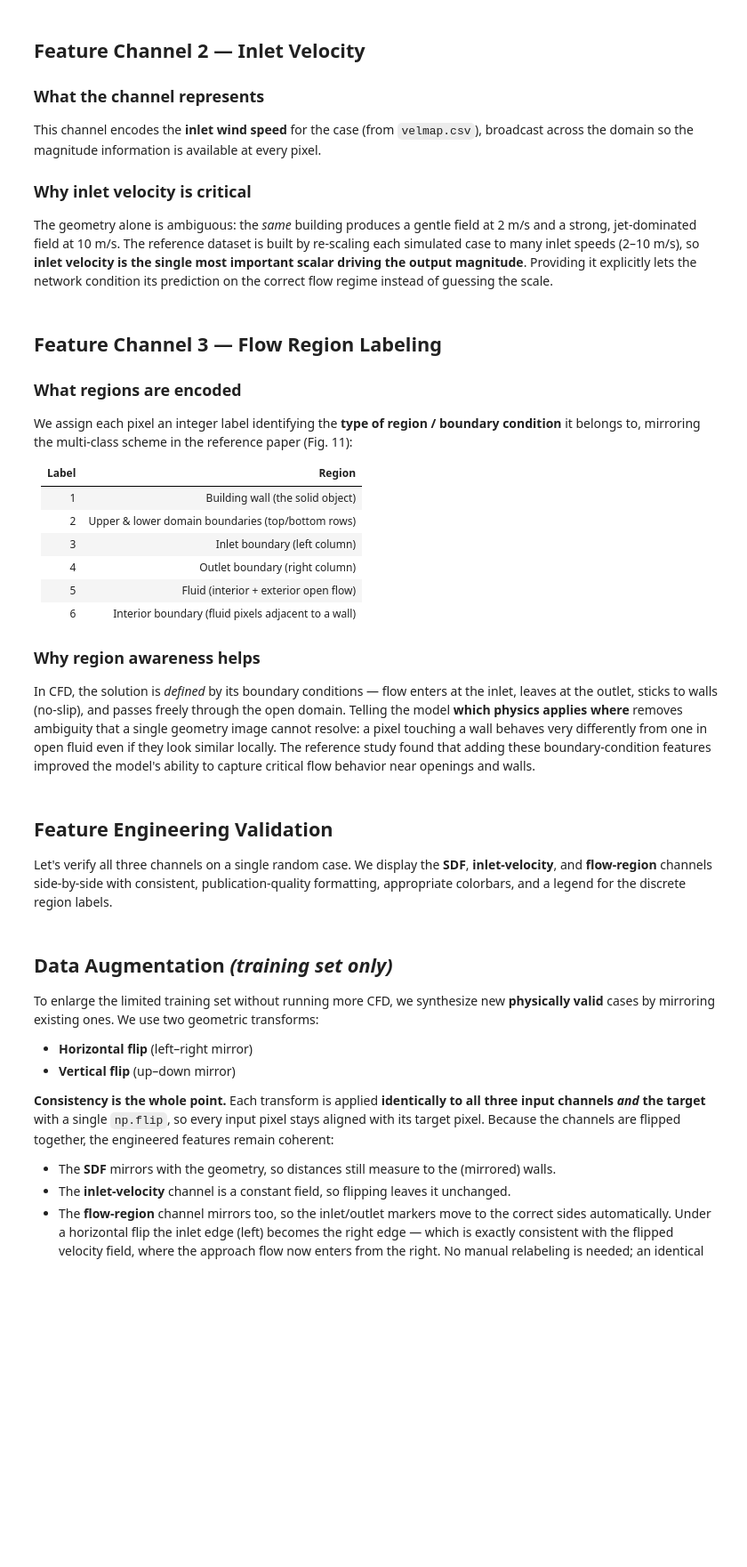
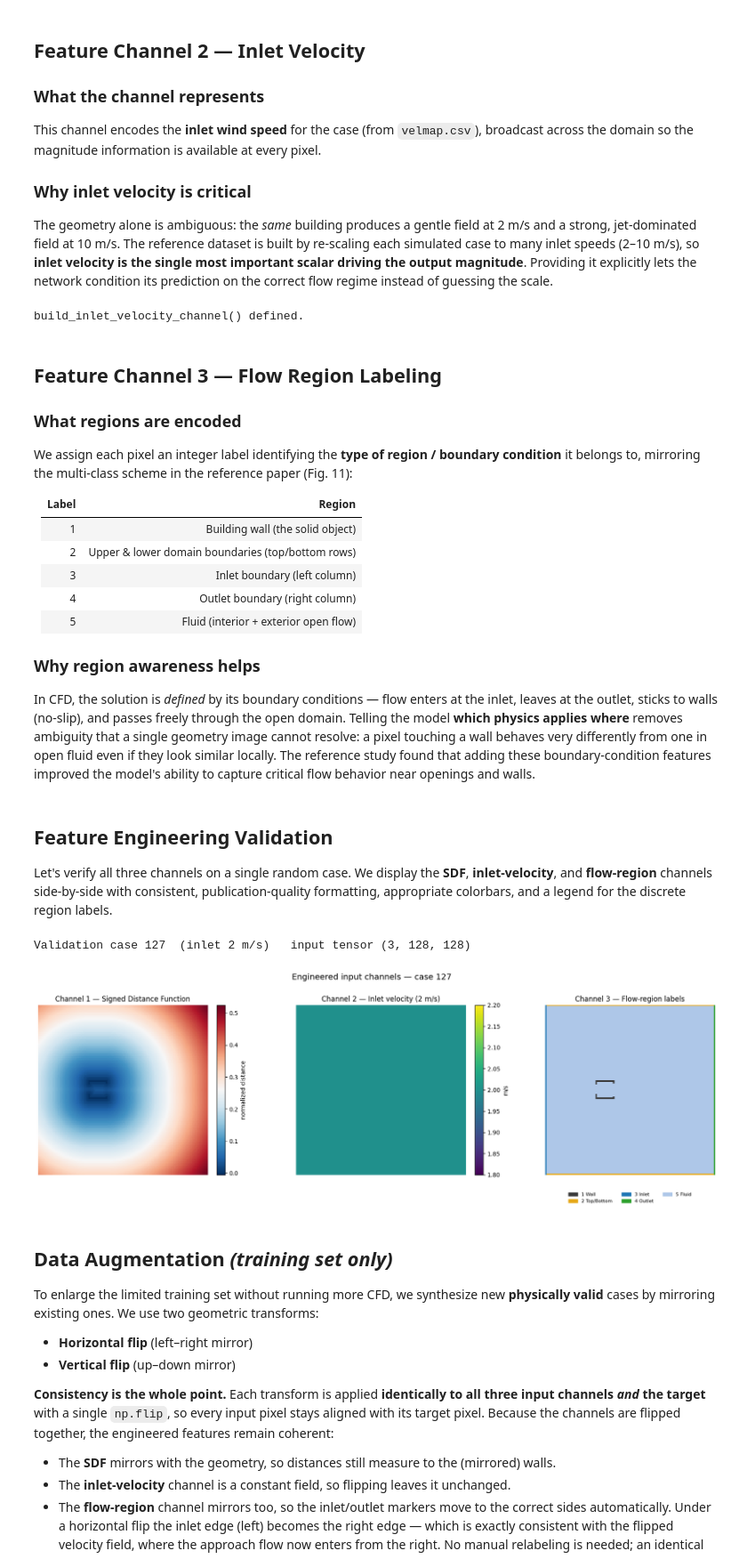
Before and after one commit to Dagimawi-Eneyew/cfd-unet-surrogate-model, a Jupyter notebook: data_preprocessing_Latest.ipynb, the cells around one changed output. Shown at 89% size. Cells and saved outputs as stored; diff of their text form; code cells hidden in the pictures; blank space fills up the shorter version.

Commit message:
Add data preprocessing pipeline notebook

```diff
--- a/data_preprocessing_Latest.ipynb
+++ b/data_preprocessing_Latest.ipynb
@@ -646,14 +602,15 @@ many inlet speeds (2–10 m/s), so **inlet velocity is the single most important
 output magnitude**. Providing it explicitly lets the network condition its prediction on the correct
 flow regime instead of guessing the scale.
 # %%
-# ── Channel 2: Inlet velocity (reused from the reference notebook) ────────────
+# ── Channel 2: Inlet velocity────────────
 def build_inlet_velocity_channel(case_id, size=IMG_SIZE):
-    """Broadcast the case's inlet speed (m/s) across the whole grid.
-    Gives the network the flow-magnitude scale at every pixel."""
+    """Broadcast the case's inlet speed (m/s) across the whole grid."""
     v_in = float(velmap[case_id])
     return np.full((size, size), v_in, dtype=np.float32)
 
 print("build_inlet_velocity_channel() defined.")
+# %% [output]
+build_inlet_velocity_channel() defined.
 # %% [markdown]
 ## Feature Channel 3 — Flow Region Labeling
 
@@ -669,7 +626,6 @@ belongs to, mirroring the multi-class scheme in the reference paper (Fig. 11):
 | 3 | Inlet boundary (left column) |
 | 4 | Outlet boundary (right column) |
 | 5 | Fluid (interior + exterior open flow) |
-| 6 | Interior boundary (fluid pixels adjacent to a wall) |
 
 ### Why region awareness helps
 
@@ -681,26 +637,18 @@ locally. The reference study found that adding these boundary-condition features
 model's ability to capture critical flow behavior near openings and walls.
 # %%
 # ── Channel 3: Multi-class flow-region labels (after reference Fig. 11) ───────
-def assign_flow_regions(geo, size=IMG_SIZE):
-    """Per-pixel region label in {1..6}. See the table above for the legend."""
-    solid = geo < 0.5
-    H, W = geo.shape
-    labels = np.full((H, W), 5, dtype=np.int32)        # 5 = fluid (default)
-    labels[solid] = 1                                  # 1 = building wall
+def assign_flow_regions(geo_128):
+    H, W      = geo_128.shape
+    label_map = np.zeros((H, W), dtype=np.int8)
 
-    # 6 = interior boundary: fluid pixels touching a wall (one-pixel skin)
-    wall_skin = binary_dilation(solid, iterations=1) & (~solid)
-    labels[wall_skin] = 6
+    label_map[geo_128 < 0.5] = 1   # building walls
+    label_map[0,   1:W-1]    = 2   # bottom boundary row
+    label_map[H-1, 1:W-1]    = 2   # top boundary row
+    label_map[:, 0]          = 3   # inlet (left column)
+    label_map[:, W-1]        = 4   # outlet (right column)
+    label_map[label_map == 0] = 5  # fluid (everything remaining)
 
-    # Domain edges override interior labels
-    labels[0,  :] = 2; labels[H-1, :] = 2              # 2 = upper & lower boundaries
-    labels[:,  0] = 3                                  # 3 = inlet  (left)
-    labels[:, W-1] = 4                                 # 4 = outlet (right)
-    return labels
-
-# Number of region classes (used later for normalization)
-N_REGIONS = 6
-print("assign_flow_regions() defined.  Region classes:", N_REGIONS)
+    return label_map
 # %% [markdown]
 ## Feature Engineering Validation
 
@@ -723,36 +671,39 @@ def build_input_channels(case_id, geo=None):
 
 # Region colormap + legend
 REGION_INFO = {1: ("#3a3a3a", "Wall"), 2: ("#e6a817", "Top/Bottom"),
                3: ("#1f77b4", "Inlet"), 4: ("#2ca02c", "Outlet"),
-               5: ("#aec7e8", "Fluid"), 6: ("#d62728", "Interior bdry")}
+               5: ("#aec7e8", "Fluid")}
 region_cmap = mcolors.ListedColormap([REGION_INFO[k][0] for k in sorted(REGION_INFO)])
-region_norm = mcolors.BoundaryNorm([0.5,1.5,2.5,3.5,4.5,5.5,6.5], region_cmap.N)
+region_norm = mcolors.BoundaryNorm([0.5,1.5,2.5,3.5,4.5,5.5], region_cmap.N)
 region_patches = [mpatches.Patch(color=REGION_INFO[k][0], label=f"{k} {REGION_INFO[k][1]}")
                   for k in sorted(REGION_INFO)]
 
-vcid = random.choice(valid_ids)
+vcid = random.choice(complete_ids)
 X = build_input_channels(vcid)
 print(f"Validation case {vcid}  (inlet {velmap[vcid]:.0f} m/s)   input tensor {X.shape}")
 
 fig, axes = plt.subplots(1, 3, figsize=(18, 5.5))
 
 im0 = axes[0].imshow(X[0], origin="lower", cmap="RdBu_r")
 axes[0].set_title("Channel 1 — Signed Distance Function", fontsize=12)
 plt.colorbar(im0, ax=axes[0], fraction=0.046, pad=0.04, label="normalized distance")
 
 im1 = axes[1].imshow(X[1], origin="lower", cmap="viridis")
 axes[1].set_title(f"Channel 2 — Inlet velocity ({velmap[vcid]:.0f} m/s)", fontsize=12)
 plt.colorbar(im1, ax=axes[1], fraction=0.046, pad=0.04, label="m/s")
 
 axes[2].imshow(X[2], origin="lower", cmap=region_cmap, norm=region_norm)
 axes[2].set_title("Channel 3 — Flow-region labels", fontsize=12)
 axes[2].legend(handles=region_patches, loc="upper center",
                bbox_to_anchor=(0.5, -0.08), ncol=3, fontsize=8, frameon=False)
 
 for ax in axes: ax.axis("off")
 fig.suptitle(f"Engineered input channels — case {vcid}", fontsize=14, y=1.02)
 plt.tight_layout()
 plt.show()
+# %% [output]
+Validation case 127  (inlet 2 m/s)   input tensor (3, 128, 128)
+[figure, added]
 # %% [markdown]
 ## Data Augmentation  *(training set only)*
 
```
Also changed, not shown: parts of 34 cells of this notebook.
